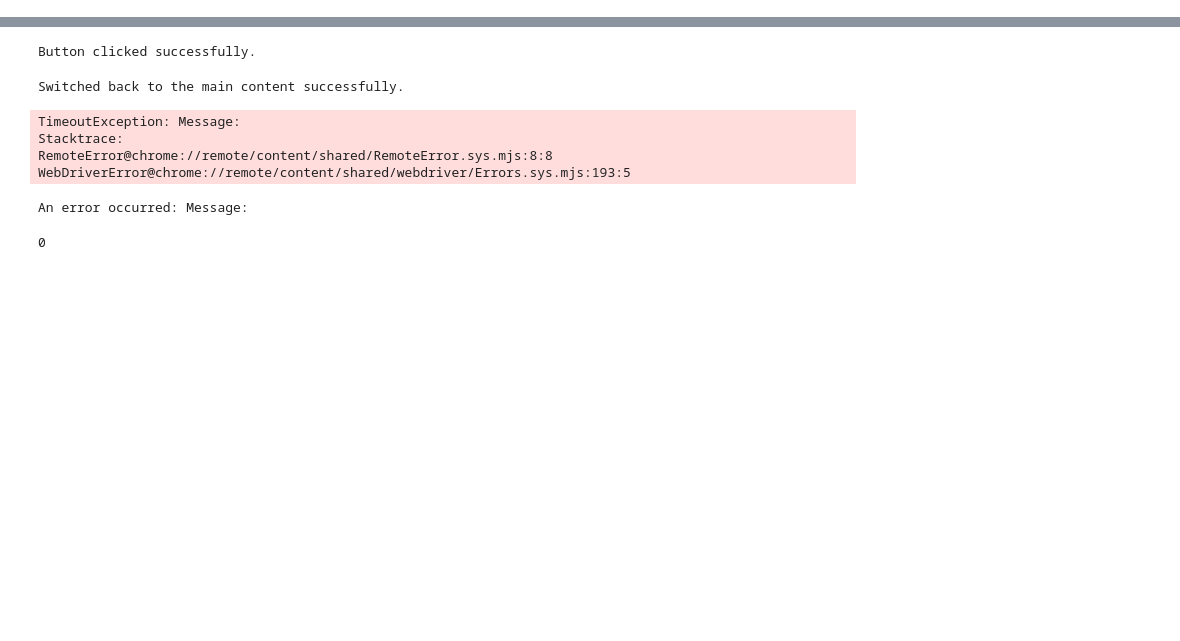
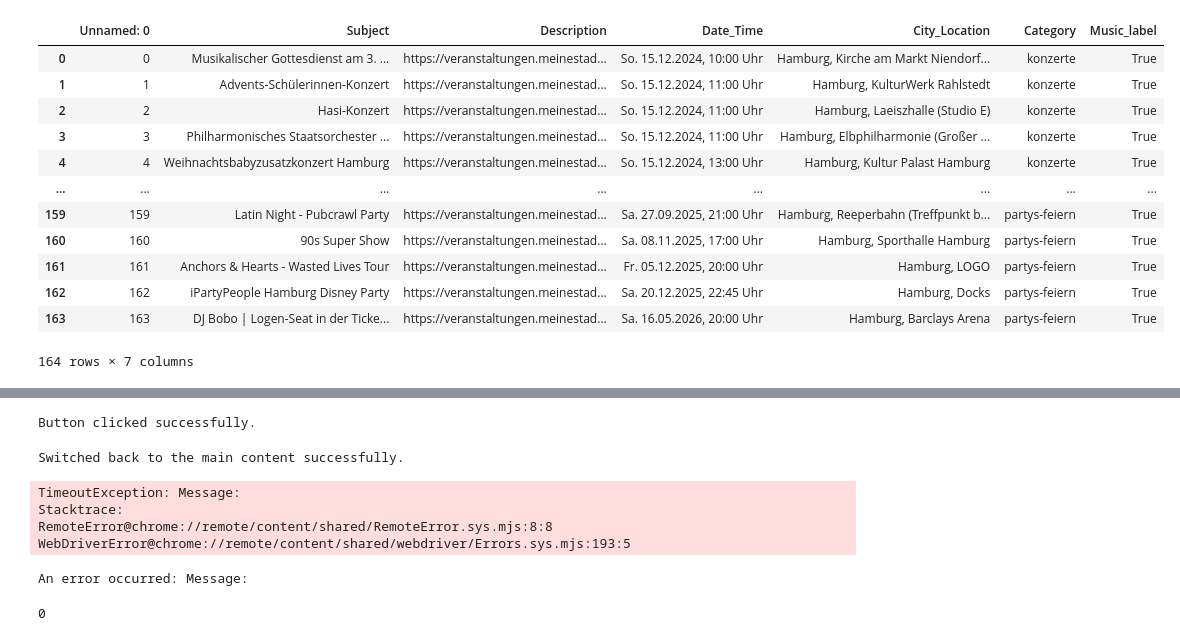
Before and after one commit to heansuh/Event-Calendar, a Jupyter notebook: scrapers/meine_stadt.ipynb, the cells around one changed output, grey strips where cells are left out. Cells and saved outputs as stored; diff of their text form; code cells hidden in the pictures; blank space fills up the shorter version.

```diff
--- a/scrapers/meine_stadt.ipynb
+++ b/scrapers/meine_stadt.ipynb
@@ -9,3 +9,20 @@ from selenium.webdriver.support import expected_conditions as EC
 import pandas as pd
 from datetime import datetime
 import time
+# %%
+df = pd.read_csv("Meine_Stadt_Test.csv")
+df
+# %% [output]
+|  | Unnamed: 0 | Subject | Description | Date_Time | City_Location | Category | Music_label |
+| 0 | 0 | Musikalischer Gottesdienst am 3. ... | https://veranstaltungen.meinestad... | So. 15.12.2024, 10:00 Uhr | Hamburg, Kirche am Markt Niendorf... | konzerte | True |
+| 1 | 1 | Advents-Schülerinnen-Konzert | https://veranstaltungen.meinestad... | So. 15.12.2024, 11:00 Uhr | Hamburg, KulturWerk Rahlstedt | konzerte | True |
+| 2 | 2 | Hasi-Konzert | https://veranstaltungen.meinestad... | So. 15.12.2024, 11:00 Uhr | Hamburg, Laeiszhalle (Studio E) | konzerte | True |
+| 3 | 3 | Philharmonisches Staatsorchester ... | https://veranstaltungen.meinestad... | So. 15.12.2024, 11:00 Uhr | Hamburg, Elbphilharmonie (Großer ... | konzerte | True |
+| 4 | 4 | Weihnachtsbabyzusatzkonzert Hamburg | https://veranstaltungen.meinestad... | So. 15.12.2024, 13:00 Uhr | Hamburg, Kultur Palast Hamburg | konzerte | True |
+| ... | ... | ... | ... | ... | ... | ... | ... |
+| 159 | 159 | Latin Night - Pubcrawl Party | https://veranstaltungen.meinestad... | Sa. 27.09.2025, 21:00 Uhr | Hamburg, Reeperbahn (Treffpunkt b... | partys-feiern | True |
+| 160 | 160 | 90s Super Show | https://veranstaltungen.meinestad... | Sa. 08.11.2025, 17:00 Uhr | Hamburg, Sporthalle Hamburg | partys-feiern | True |
+| 161 | 161 | Anchors & Hearts - Wasted Lives Tour | https://veranstaltungen.meinestad... | Fr. 05.12.2025, 20:00 Uhr | Hamburg, LOGO | partys-feiern | True |
+| 162 | 162 | iPartyPeople Hamburg Disney Party | https://veranstaltungen.meinestad... | Sa. 20.12.2025, 22:45 Uhr | Hamburg, Docks | partys-feiern | True |
+| 163 | 163 | DJ Bobo | Logen-Seat in der Ticke... | https://veranstaltungen.meinestad... | Sa. 16.05.2026, 20:00 Uhr | Hamburg, Barclays Arena | partys-feiern | True |
+164 rows × 7 columns
```
Also changed, not shown: parts of 3 cells of this notebook, 2 other files.
